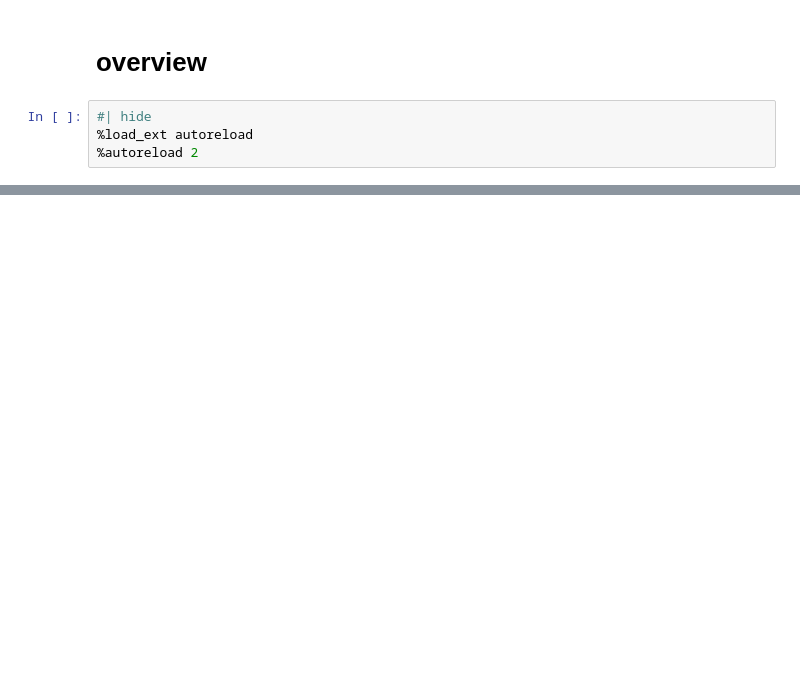
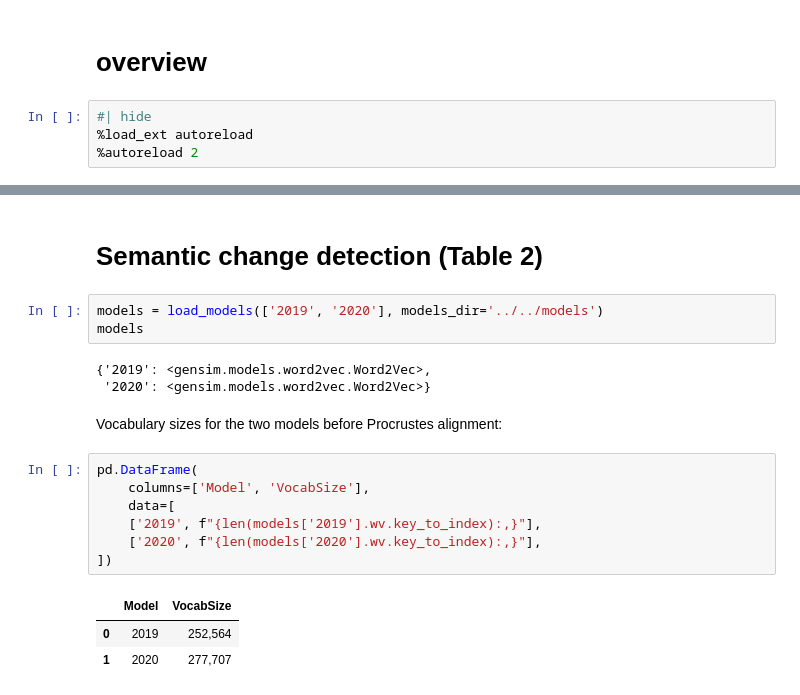
Before and after one commit to wuqui/socsemvar, a Jupyter notebook: nbs/00_overview.ipynb, the cells around one changed output, grey strips where cells are left out. Saved outputs shown, nothing was run; the diff lists cells and outputs as text; blank space fills up the shorter version.

```diff
--- a/nbs/00_overview.ipynb
+++ b/nbs/00_overview.ipynb
@@ -29,0 +18,21 @@ get_fpaths_year('2019')
+# %% [markdown]
+# Semantic change detection (Table 2)
+# %%
+models = load_models(['2019', '2020'], models_dir='../../models')
+models
+# %% [output]
+{'2019': <gensim.models.word2vec.Word2Vec>,
+ '2020': <gensim.models.word2vec.Word2Vec>}
+# %% [markdown]
+Vocabulary sizes for the two models before Procrustes alignment:
+# %%
+pd.DataFrame(
+	columns=['Model', 'VocabSize'],
+	data=[
+	['2019', f"{len(models['2019'].wv.key_to_index):,}"],
+	['2020', f"{len(models['2020'].wv.key_to_index):,}"],
+])
+# %% [output]
+|  | Model | VocabSize |
+| 0 | 2019 | 252,564 |
+| 1 | 2020 | 277,707 |
```
Also changed, not shown: parts of 37 cells of this notebook, 26 other files.
